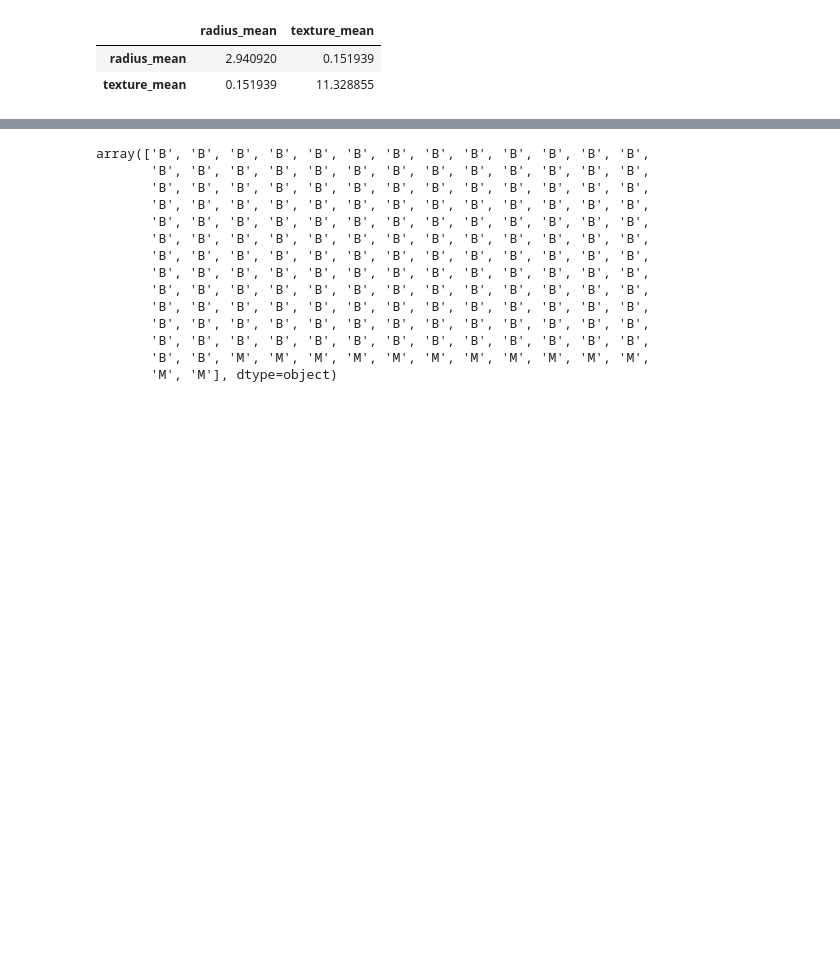
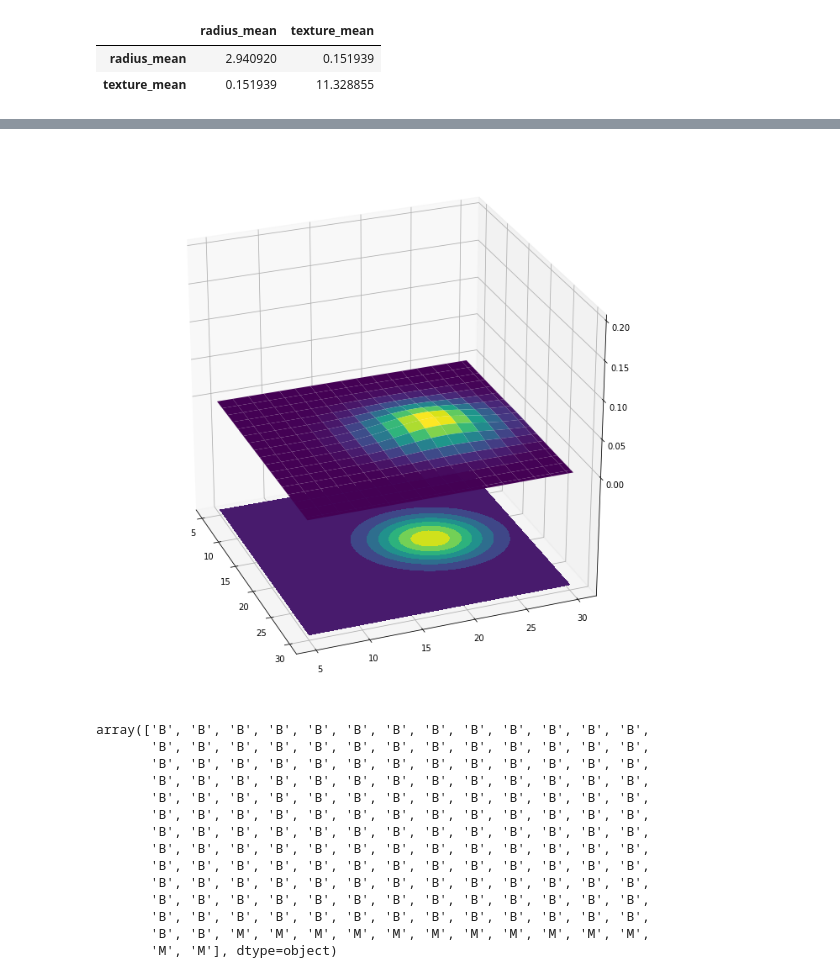
Before and after one commit to Aayush0811/Naive-bayes-Classification, a Jupyter notebook: Naive Bayes Classification of Tumors.ipynb, the cells around one changed output, grey strips where cells are left out. Cells and saved outputs as stored; diff of their text form; code cells hidden in the pictures; blank space fills up the shorter version.

```diff
--- a/Naive Bayes Classification of Tumors.ipynb
+++ b/Naive Bayes Classification of Tumors.ipynb
@@ -347 +449,5 @@ sns.pairplot(training_data, hue='diagnosis',height=5)
+# %%
+plot_multivariate_normal(M_parameters)
+# %% [output]
+[figure, added]
 # %%
```
Also changed, not shown: parts of 27 cells of this notebook.
